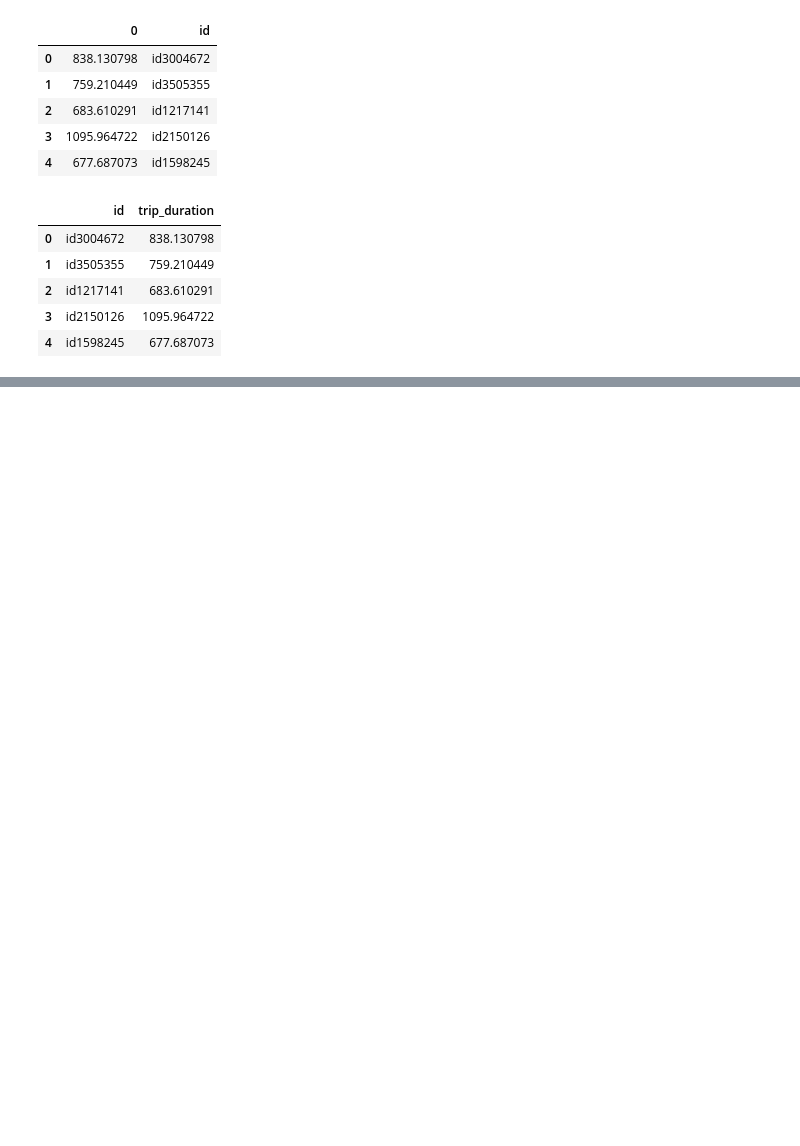
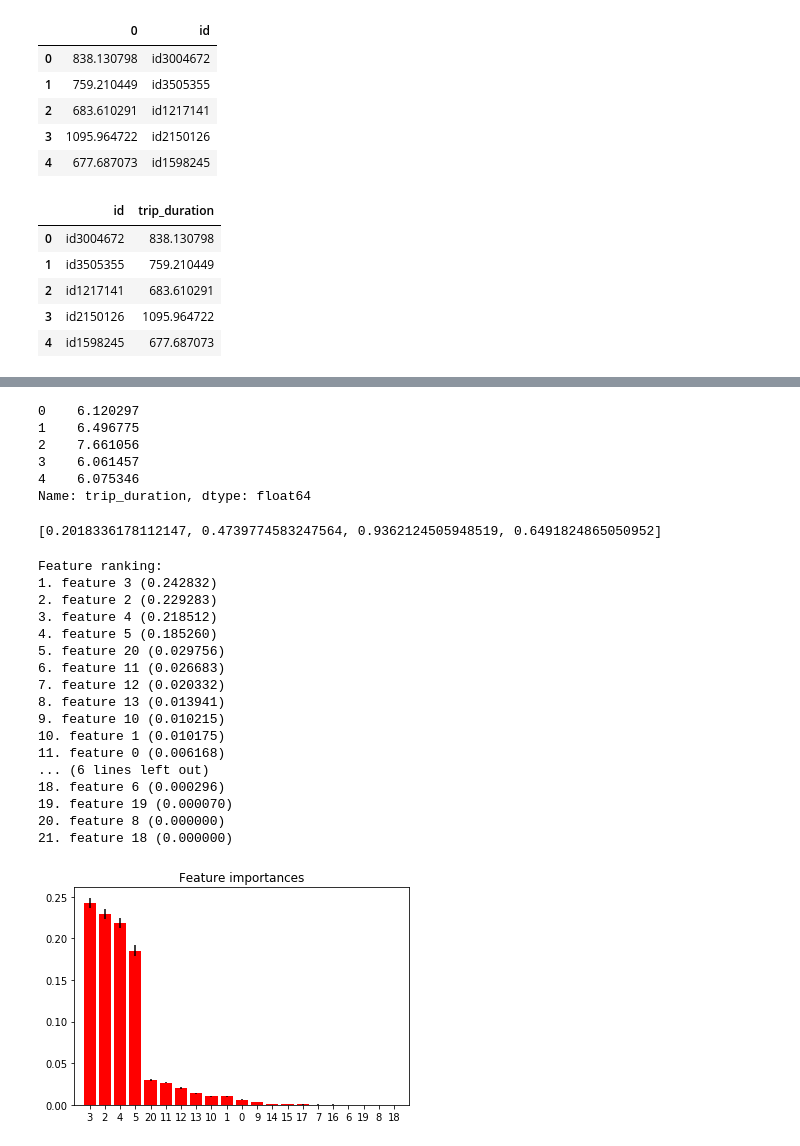
Before and after one commit to josechudev/fastai, a Jupyter notebook: courses/ml1/lesson1-ex.ipynb, the cells around one changed output, grey strips where cells are left out. Drawn from its saved outputs; the diff is of its cells as text; code cells hidden in the pictures; blank space fills up the shorter version.

```diff
--- a/courses/ml1/lesson1-ex.ipynb
+++ b/courses/ml1/lesson1-ex.ipynb
@@ -196,0 +205,13 @@ predictions.to_csv(f"{PATH}submission.csv", index=False)
+# %%
+y = df_raw.trip_duration
+# %%
+y = np.log(y)
+# %%
+def split_vals(a,n): return a[:n].copy(), a[n:].copy()
+n_valid = 625134  # same as Kaggle's test set size
+n_trn = len(df_raw)-n_valid
+raw_train, raw_valid = split_vals(df_raw, n_trn)
+X_train, X_valid = split_vals(df, n_trn)
+y_train, y_valid = split_vals(y, n_trn)
+
+X_train.shape, y_train.shape, X_valid.shape
@@ -196,0 +240,54 @@ predictions.to_csv(f"{PATH}submission.csv", index=False)
+# %%
+y_train.head()
+# %% [output]
+0    6.120297
+1    6.496775
+2    7.661056
+3    6.061457
+4    6.075346
+Name: trip_duration, dtype: float64
+# %%
+m = RandomForestRegressor(n_jobs=-1)
+m.fit(X_train.drop(['dropoff_datetime', 'id'], axis=1), y_train)
+print_score(m)
+# %% [output]
+[0.2018336178112147, 0.4739774583247564, 0.9362124505948519, 0.6491824865050952]
+# %%
+importances = m.feature_importances_
+std = np.std([tree.feature_importances_ for tree in m.estimators_],
+             axis=0)
+indices = np.argsort(importances)[::-1]
+
+# Print the feature ranking
+print("Feature ranking:")
+
+for f in range(X_train.drop(['dropoff_datetime', 'id'], axis=1).shape[1]):
+    print("%d. feature %d (%f)" % (f + 1, indices[f], importances[indices[f]]))
+
+# Plot the feature importances of the forest
+plt.figure()
+plt.title("Feature importances")
+plt.bar(range(X_train.drop(['dropoff_datetime', 'id'], axis=1).shape[1]), importances[indices],
+       color="r", yerr=std[indices], align="center")
+plt.xticks(range(X_train.drop(['dropoff_datetime', 'id'], axis=1).shape[1]), indices)
+plt.xlim([-1, X_train.drop(['dropoff_datetime', 'id'], axis=1).shape[1]])
+plt.show()
+# %% [output]
+Feature ranking:
+1. feature 3 (0.242832)
+2. feature 2 (0.229283)
+3. feature 4 (0.218512)
+4. feature 5 (0.185260)
+5. feature 20 (0.029756)
+6. feature 11 (0.026683)
+7. feature 12 (0.020332)
+8. feature 13 (0.013941)
+9. feature 10 (0.010215)
+10. feature 1 (0.010175)
+11. feature 0 (0.006168)
+... (6 lines left out)
+18. feature 6 (0.000296)
+19. feature 19 (0.000070)
+20. feature 8 (0.000000)
+21. feature 18 (0.000000)
+[figure, added]
```
Also changed, not shown: parts of 8 cells of this notebook, 1 other file.
